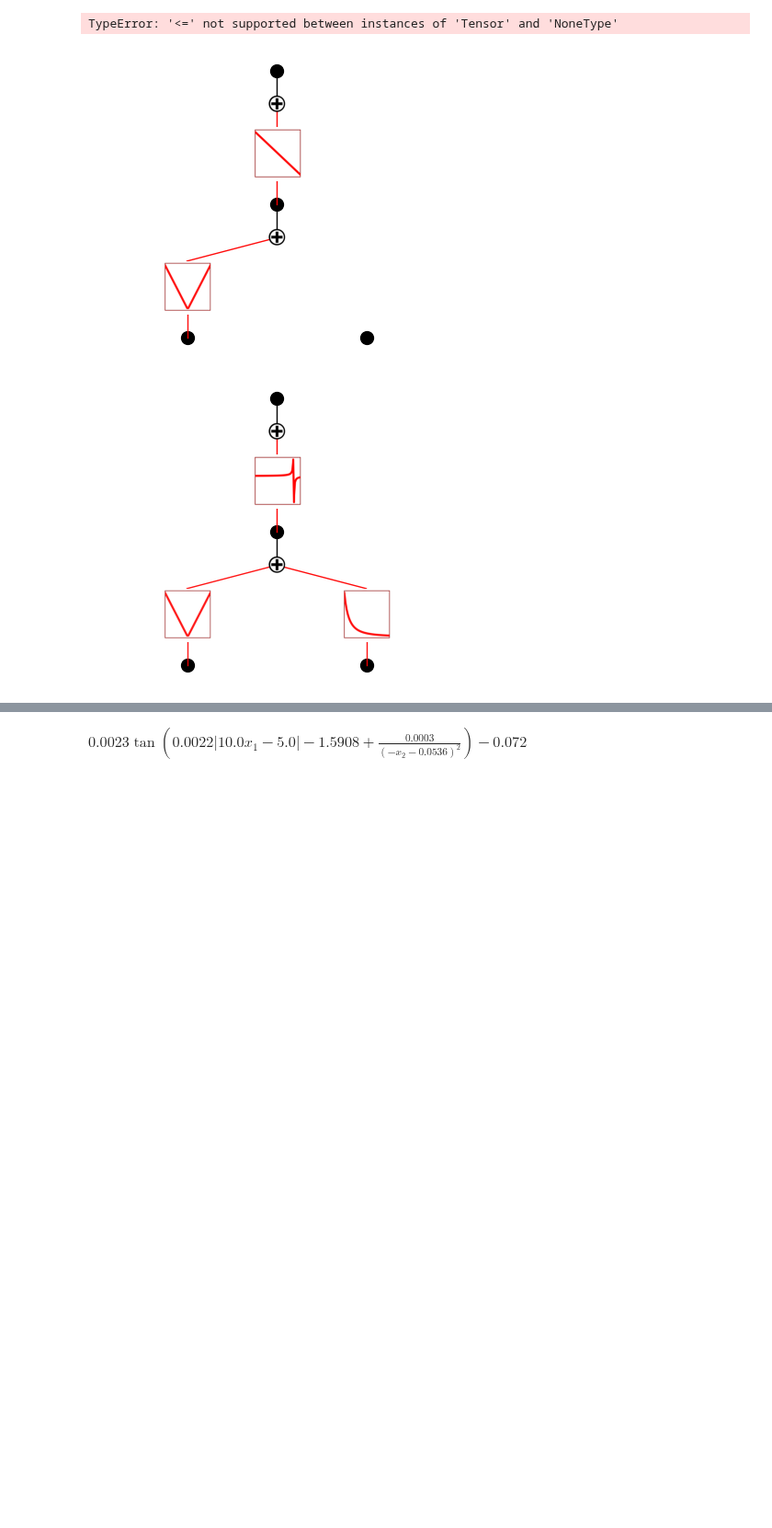
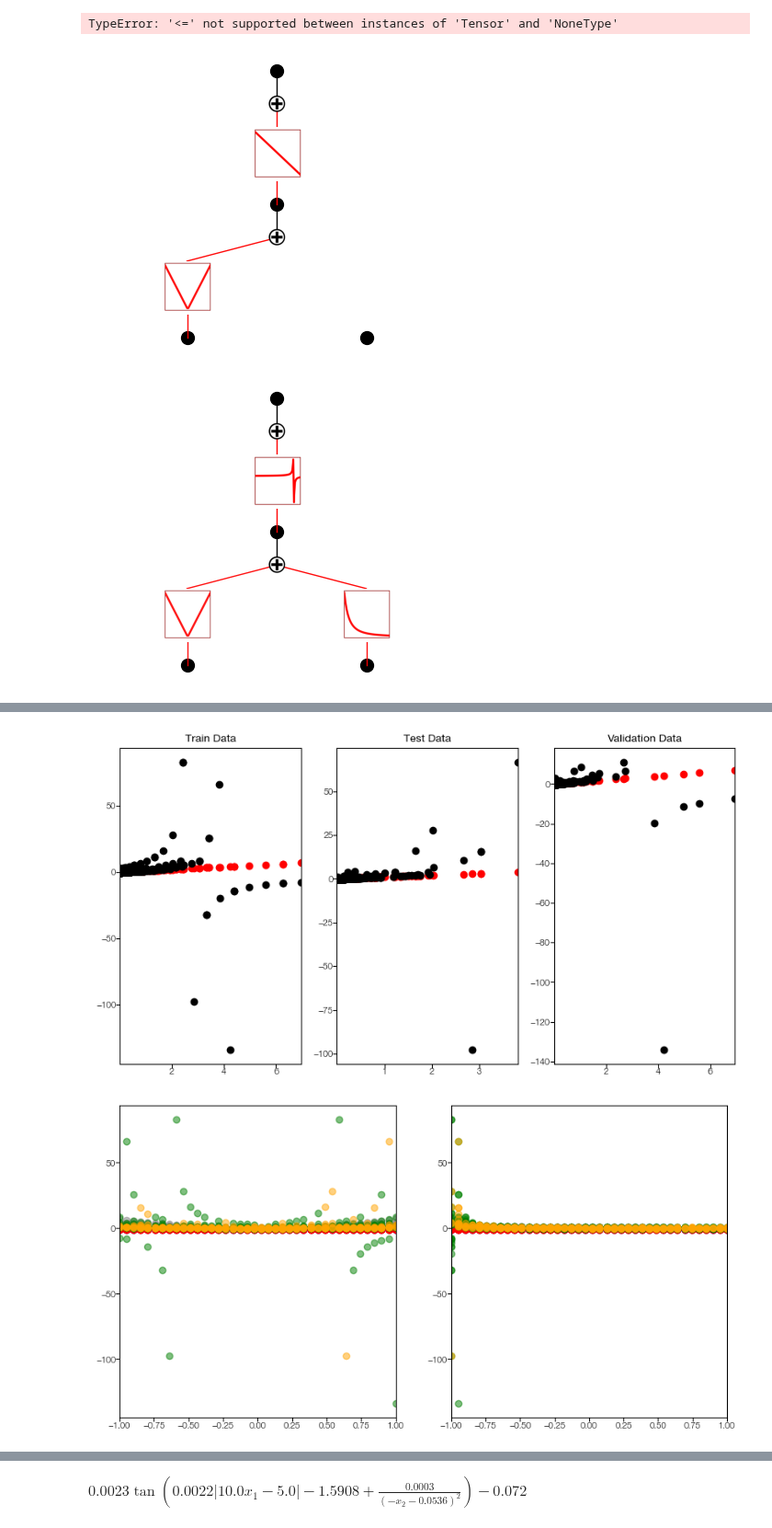
Before and after one commit to Hyein-coder/pykan, a Jupyter notebook: github/workflows/Hyein/toy_8_convex.ipynb, the cells around one changed output, grey strips where cells are left out. Shown at 92% size. Saved outputs shown, nothing was run; the diff lists cells and outputs as text; code cells hidden in the pictures; blank space fills up the shorter version.

```diff
--- a/github/workflows/Hyein/toy_8_convex.ipynb
+++ b/github/workflows/Hyein/toy_8_convex.ipynb
@@ -61,7 +61,7 @@ X_test_norm = scaler_X.transform(X_test)
 
 y_val_norm = scaler_y.transform(y_val)
 y_test_norm = scaler_y.transform(y_test)
-dataset = {
+dataset_original = {
     'train_input': torch.tensor(X_train_norm, dtype=torch.float32, device=device),
     'train_label': torch.tensor(y_train_norm, dtype=torch.float32, device=device),
     'test_input': torch.tensor(X_test_norm, dtype=torch.float32, device=device),
@@ -347,6 +347,14 @@ plt.show()
 # %% [output]
 TypeError: '<=' not supported between instances of 'Tensor' and 'NoneType'
 # %%
+y_pred_norm_test = model.forward(x=dataset_original['test_input']).detach().cpu().numpy()
+y_pred_norm_train = model.forward(x=dataset_original['train_input']).detach().cpu().numpy()
+y_pred_norm_val = model.forward(x=dataset_original['val_input']).detach().cpu().numpy()
+
+y_pred_test = scaler_y.inverse_transform(y_pred_norm_test)
+y_pred_train = scaler_y.inverse_transform(y_pred_norm_train)
+y_pred_val = scaler_y.inverse_transform(y_pred_norm_val)
+
 # save_heading = os.path.join(save_dir, f_param + "_analysis")
 model.plot()
 model.saveckpt(path=save_heading + "_model")
@@ -360,15 +368,51 @@ model2.plot()
 # %% [output]
 [figure]
 # %%
-print(model.act_fun[1].coef.data)
-print(model2.act_fun[1].coef.data)
+import matplotlib.pyplot as plt
+from sklearn.metrics import r2_score
 
-print(len(model.cache_data))
-print(len(model2.cache_data))
+y_pred_norm_test_2 = model2.forward(x=dataset_original['test_input']).detach().cpu().numpy()
+y_pred_norm_train_2 = model2.forward(x=dataset_original['train_input']).detach().cpu().numpy()
+y_pred_norm_val_2 = model2.forward(x=dataset_original['val_input']).detach().cpu().numpy()
 
-print(model.act_fun[0].grid.data)
-print(model2.act_fun[0].grid.data)
+y_pred_test_2 = scaler_y.inverse_transform(y_pred_norm_test_2)
+y_pred_train_2 = scaler_y.inverse_transform(y_pred_norm_train_2)
+y_pred_val_2 = scaler_y.inverse_transform(y_pred_norm_val_2)
+# y_train = dataset['train_label']
+# y_test = dataset['test_label']
 
-print(model.act_fun[0].scale_base.data)
-print(model2.act_fun[0].scale_base.data)
+r2_score_2 = {
+    "train": r2_score(y_train, y_pred_train_2),
+    "test": r2_score(y_test, y_pred_test_2),
+}
+print(r2_score)
+
+fig, ax = plt.subplots(1, 3, figsize=(10, 5))
+
+ax_train = ax[0]
+ax_train.scatter(y_train, y_train, color='r')
+ax_train.scatter(y_train, y_pred_train_2, color='k')
+ax_train.set_title("Train Data")
+
+ax_test = ax[1]
+ax_test.scatter(y_test, y_test, color='r')
+ax_test.scatter(y_test, y_pred_test_2, color='k')
+ax_test.set_title("Test Data")
+
+ax_test = ax[2]
+ax_test.scatter(y_val, y_val, color='r')
+ax_test.scatter(y_val, y_pred_val_2, color='k')
+ax_test.set_title("Validation Data")
+
+plt.show()
+plt.show()
+
+fig, axs = plt.subplots(1, 2, figsize=(10, 5))
+for i in range(num_input):
+    ax = axs[i]
+    ax.scatter(X[:,i], y, c='gray', alpha=0.5)
+    ax.scatter(X_train[:, i], y_pred_train, c='b', label='Train')
+    ax.scatter(X_test[:, i], y_pred_test, c='r', label='Test')
+    ax.scatter(X_train[:, i], y_pred_train_2, c='g', alpha=0.5, label='Train2')
+    ax.scatter(X_test[:, i], y_pred_test_2, c='orange', alpha=0.5, label='Test2')
 # %% [output]
@@ -390,0 +420,2 @@ tensor([[ 1.1607e-03],
+[figure, added]
+[figure, added]
```
Also changed, not shown: parts of 11 cells of this notebook.
